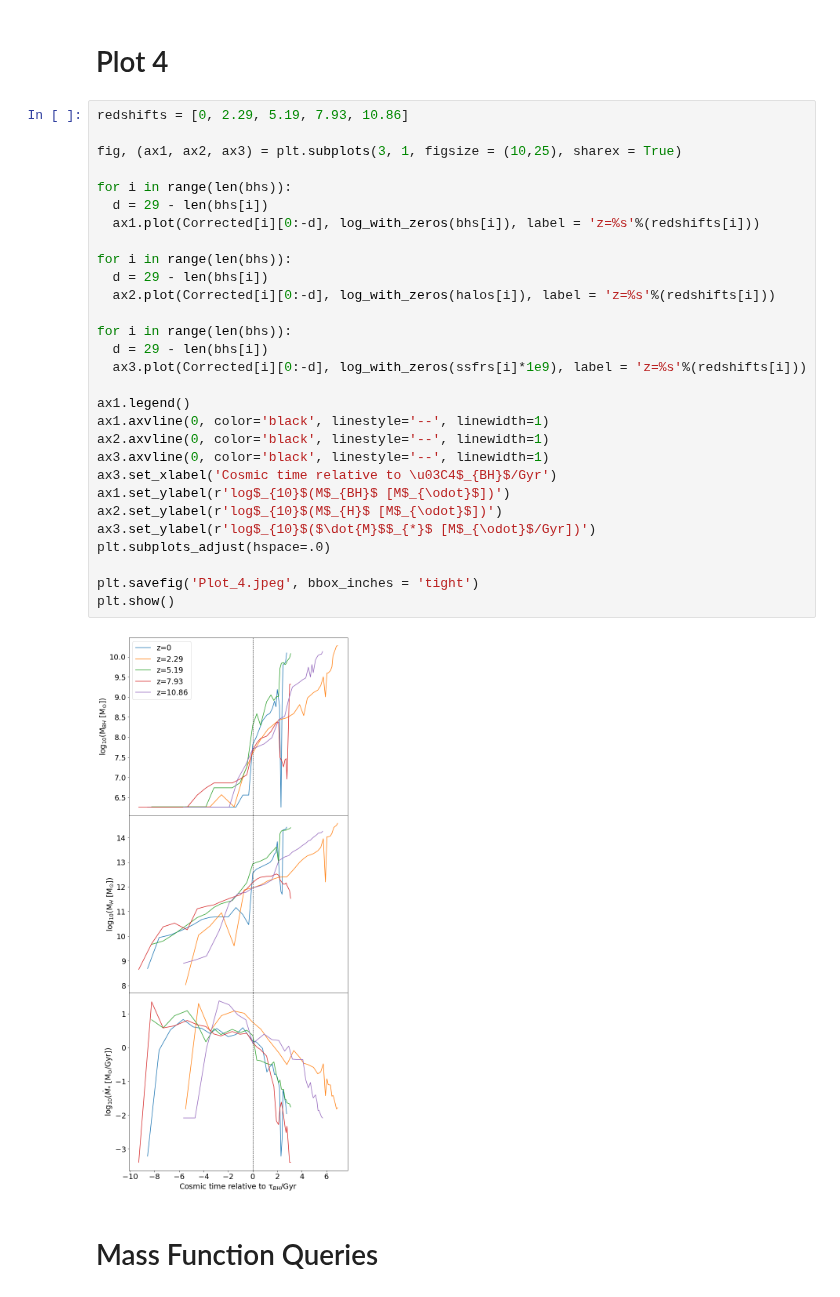
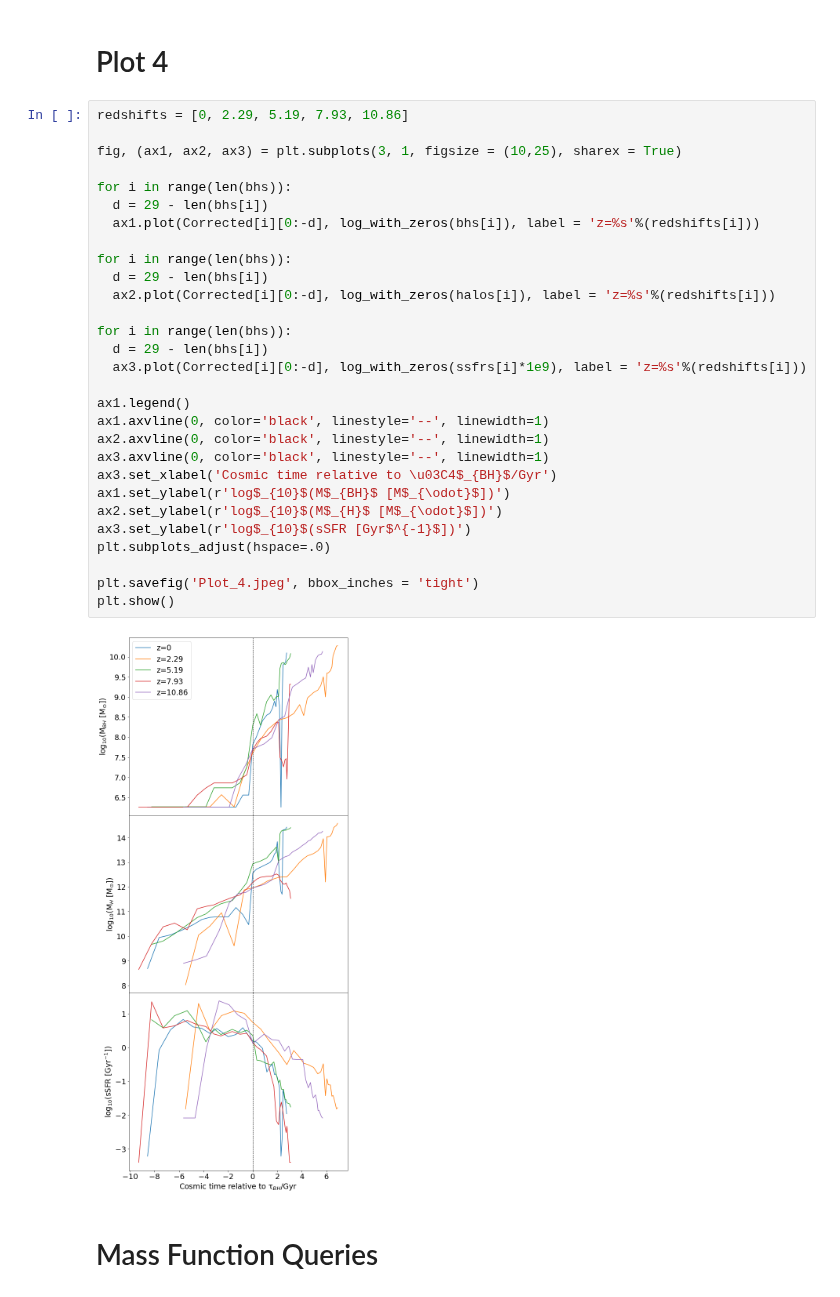
Before and after one commit to xvh422/L4-Project, a Jupyter notebook: J_Carter_Code.ipynb, the cells around one changed output. Saved outputs shown, nothing was run; the diff lists cells and outputs as text.

```diff
--- a/J_Carter_Code.ipynb
+++ b/J_Carter_Code.ipynb
@@ -779,34 +779,34 @@ for i in range(len(Start_times)):
 # %%
 redshifts = [0, 2.29, 5.19, 7.93, 10.86]
 
 fig, (ax1, ax2, ax3) = plt.subplots(3, 1, figsize = (10,25), sharex = True)
 
 for i in range(len(bhs)):
   d = 29 - len(bhs[i])
   ax1.plot(Corrected[i][0:-d], log_with_zeros(bhs[i]), label = 'z=%s'%(redshifts[i]))
 
 for i in range(len(bhs)):
   d = 29 - len(bhs[i])
   ax2.plot(Corrected[i][0:-d], log_with_zeros(halos[i]), label = 'z=%s'%(redshifts[i]))
 
 for i in range(len(bhs)):
   d = 29 - len(bhs[i])
   ax3.plot(Corrected[i][0:-d], log_with_zeros(ssfrs[i]*1e9), label = 'z=%s'%(redshifts[i]))
 
 ax1.legend()
 ax1.axvline(0, color='black', linestyle='--', linewidth=1)
 ax2.axvline(0, color='black', linestyle='--', linewidth=1)
 ax3.axvline(0, color='black', linestyle='--', linewidth=1)
 ax3.set_xlabel('Cosmic time relative to \u03C4$_{BH}$/Gyr')
 ax1.set_ylabel(r'log$_{10}$(M$_{BH}$ [M$_{\odot}$])')
 ax2.set_ylabel(r'log$_{10}$(M$_{H}$ [M$_{\odot}$])')
-ax3.set_ylabel(r'log$_{10}$($\dot{M}$$_{*}$ [M$_{\odot}$/Gyr])')
+ax3.set_ylabel(r'log$_{10}$(sSFR [Gyr$^{-1}$])')
 plt.subplots_adjust(hspace=.0)
 
 plt.savefig('Plot_4.jpeg', bbox_inches = 'tight')
 plt.show()
 # %% [output]
-[figure, old version]
+[figure, new version]
 # %% [markdown]
 # Mass Function Queries
 # %%
```
